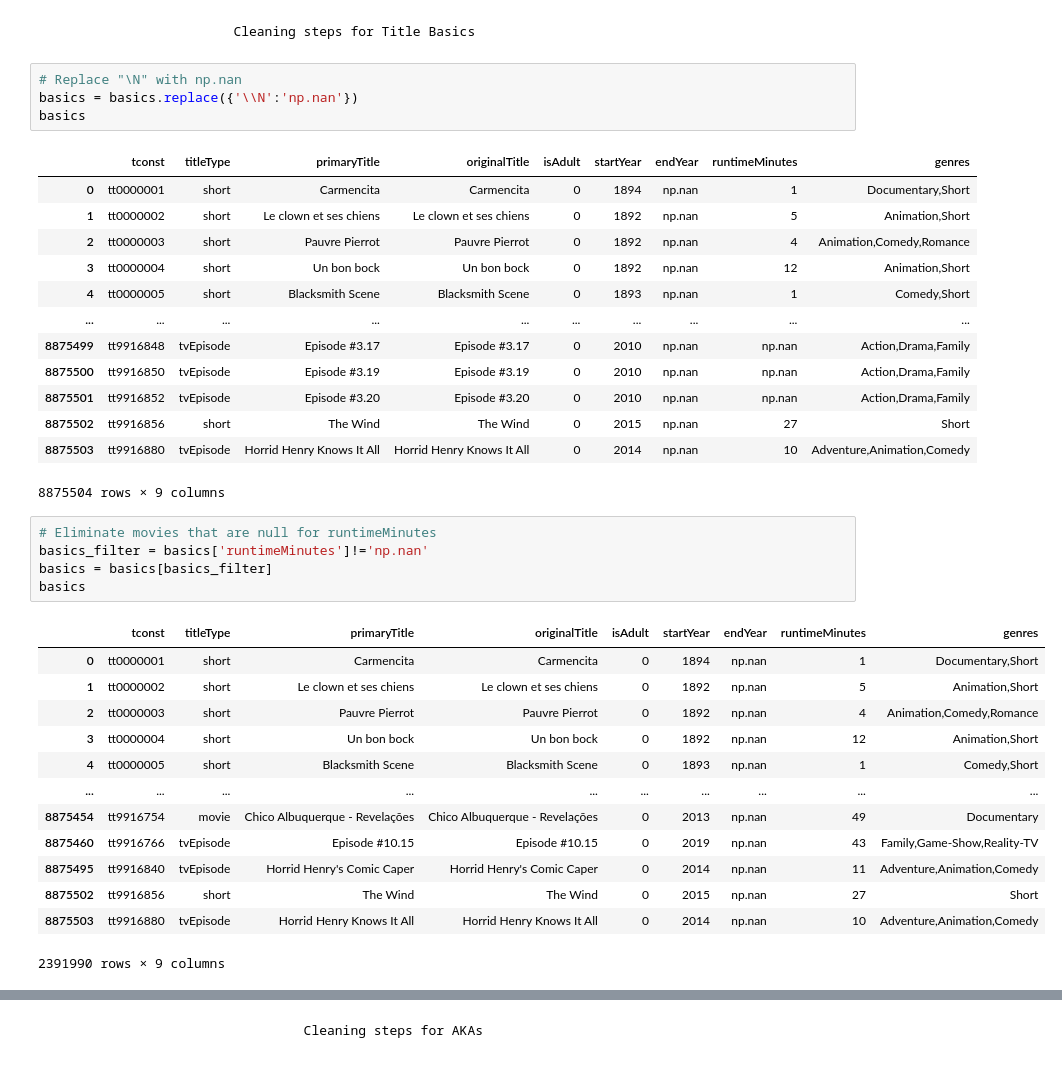
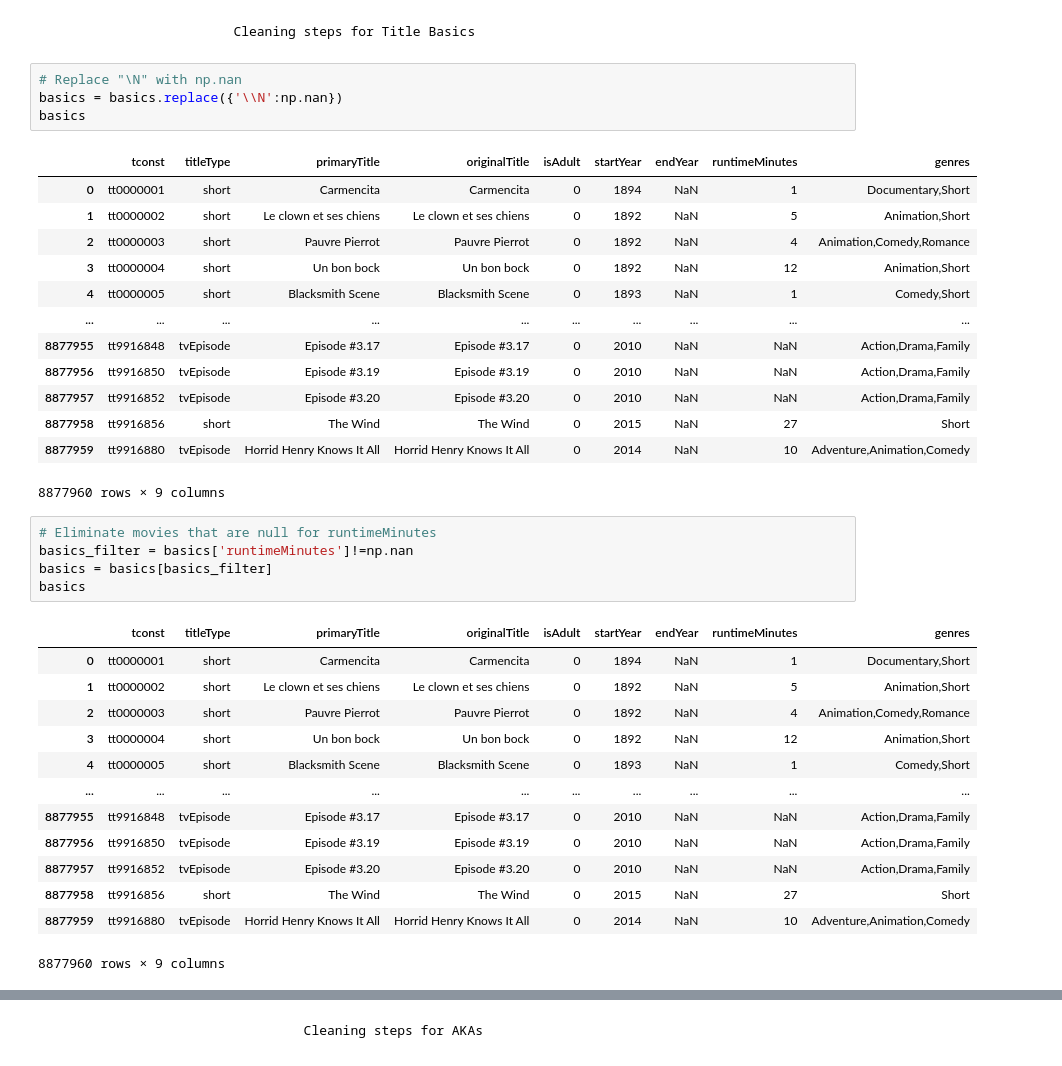
Before and after one commit to todebode/IMDB-Movies, a Jupyter notebook: Project 3 Part 1 (Core).ipynb, the cells around one changed output, grey strips where cells are left out. Cells and saved outputs as stored; diff of their text form.

```diff
--- a/Project 3 Part 1 (Core).ipynb
+++ b/Project 3 Part 1 (Core).ipynb
@@ -55,40 +60,40 @@ basics.head()
                            Cleaning steps for Title Basics
 # %%
 # Replace "\N" with np.nan
-basics = basics.replace({'\\N':'np.nan'})
+basics = basics.replace({'\\N':np.nan})
 basics
 # %% [output]
 |  | tconst | titleType | primaryTitle | originalTitle | isAdult | startYear | endYear | runtimeMinutes | genres |
-| 0 | tt0000001 | short | Carmencita | Carmencita | 0 | 1894 | np.nan | 1 | Documentary,Short |
-| 1 | tt0000002 | short | Le clown et ses chiens | Le clown et ses chiens | 0 | 1892 | np.nan | 5 | Animation,Short |
-| 2 | tt0000003 | short | Pauvre Pierrot | Pauvre Pierrot | 0 | 1892 | np.nan | 4 | Animation,Comedy,Romance |
-| 3 | tt0000004 | short | Un bon bock | Un bon bock | 0 | 1892 | np.nan | 12 | Animation,Short |
-| 4 | tt0000005 | short | Blacksmith Scene | Blacksmith Scene | 0 | 1893 | np.nan | 1 | Comedy,Short |
+| 0 | tt0000001 | short | Carmencita | Carmencita | 0 | 1894 | NaN | 1 | Documentary,Short |
+| 1 | tt0000002 | short | Le clown et ses chiens | Le clown et ses chiens | 0 | 1892 | NaN | 5 | Animation,Short |
+| 2 | tt0000003 | short | Pauvre Pierrot | Pauvre Pierrot | 0 | 1892 | NaN | 4 | Animation,Comedy,Romance |
+| 3 | tt0000004 | short | Un bon bock | Un bon bock | 0 | 1892 | NaN | 12 | Animation,Short |
+| 4 | tt0000005 | short | Blacksmith Scene | Blacksmith Scene | 0 | 1893 | NaN | 1 | Comedy,Short |
 | ... | ... | ... | ... | ... | ... | ... | ... | ... | ... |
-| 8875499 | tt9916848 | tvEpisode | Episode #3.17 | Episode #3.17 | 0 | 2010 | np.nan | np.nan | Action,Drama,Family |
-| 8875500 | tt9916850 | tvEpisode | Episode #3.19 | Episode #3.19 | 0 | 2010 | np.nan | np.nan | Action,Drama,Family |
-| 8875501 | tt9916852 | tvEpisode | Episode #3.20 | Episode #3.20 | 0 | 2010 | np.nan | np.nan | Action,Drama,Family |
-| 8875502 | tt9916856 | short | The Wind | The Wind | 0 | 2015 | np.nan | 27 | Short |
-| 8875503 | tt9916880 | tvEpisode | Horrid Henry Knows It All | Horrid Henry Knows It All | 0 | 2014 | np.nan | 10 | Adventure,Animation,Comedy |
+| 8877955 | tt9916848 | tvEpisode | Episode #3.17 | Episode #3.17 | 0 | 2010 | NaN | NaN | Action,Drama,Family |
+| 8877956 | tt9916850 | tvEpisode | Episode #3.19 | Episode #3.19 | 0 | 2010 | NaN | NaN | Action,Drama,Family |
+| 8877957 | tt9916852 | tvEpisode | Episode #3.20 | Episode #3.20 | 0 | 2010 | NaN | NaN | Action,Drama,Family |
+| 8877958 | tt9916856 | short | The Wind | The Wind | 0 | 2015 | NaN | 27 | Short |
+| 8877959 | tt9916880 | tvEpisode | Horrid Henry Knows It All | Horrid Henry Knows It All | 0 | 2014 | NaN | 10 | Adventure,Animation,Comedy |
-8875504 rows × 9 columns
+8877960 rows × 9 columns
 # %%
 # Eliminate movies that are null for runtimeMinutes
-basics_filter = basics['runtimeMinutes']!='np.nan'
+basics_filter = basics['runtimeMinutes']!=np.nan
 basics = basics[basics_filter]
 basics
 # %% [output]
 |  | tconst | titleType | primaryTitle | originalTitle | isAdult | startYear | endYear | runtimeMinutes | genres |
-| 0 | tt0000001 | short | Carmencita | Carmencita | 0 | 1894 | np.nan | 1 | Documentary,Short |
-| 1 | tt0000002 | short | Le clown et ses chiens | Le clown et ses chiens | 0 | 1892 | np.nan | 5 | Animation,Short |
-| 2 | tt0000003 | short | Pauvre Pierrot | Pauvre Pierrot | 0 | 1892 | np.nan | 4 | Animation,Comedy,Romance |
-| 3 | tt0000004 | short | Un bon bock | Un bon bock | 0 | 1892 | np.nan | 12 | Animation,Short |
-| 4 | tt0000005 | short | Blacksmith Scene | Blacksmith Scene | 0 | 1893 | np.nan | 1 | Comedy,Short |
+| 0 | tt0000001 | short | Carmencita | Carmencita | 0 | 1894 | NaN | 1 | Documentary,Short |
+| 1 | tt0000002 | short | Le clown et ses chiens | Le clown et ses chiens | 0 | 1892 | NaN | 5 | Animation,Short |
+| 2 | tt0000003 | short | Pauvre Pierrot | Pauvre Pierrot | 0 | 1892 | NaN | 4 | Animation,Comedy,Romance |
+| 3 | tt0000004 | short | Un bon bock | Un bon bock | 0 | 1892 | NaN | 12 | Animation,Short |
+| 4 | tt0000005 | short | Blacksmith Scene | Blacksmith Scene | 0 | 1893 | NaN | 1 | Comedy,Short |
 | ... | ... | ... | ... | ... | ... | ... | ... | ... | ... |
-| 8875454 | tt9916754 | movie | Chico Albuquerque - Revelações | Chico Albuquerque - Revelações | 0 | 2013 | np.nan | 49 | Documentary |
-| 8875460 | tt9916766 | tvEpisode | Episode #10.15 | Episode #10.15 | 0 | 2019 | np.nan | 43 | Family,Game-Show,Reality-TV |
-| 8875495 | tt9916840 | tvEpisode | Horrid Henry's Comic Caper | Horrid Henry's Comic Caper | 0 | 2014 | np.nan | 11 | Adventure,Animation,Comedy |
-| 8875502 | tt9916856 | short | The Wind | The Wind | 0 | 2015 | np.nan | 27 | Short |
-| 8875503 | tt9916880 | tvEpisode | Horrid Henry Knows It All | Horrid Henry Knows It All | 0 | 2014 | np.nan | 10 | Adventure,Animation,Comedy |
+| 8877955 | tt9916848 | tvEpisode | Episode #3.17 | Episode #3.17 | 0 | 2010 | NaN | NaN | Action,Drama,Family |
+| 8877956 | tt9916850 | tvEpisode | Episode #3.19 | Episode #3.19 | 0 | 2010 | NaN | NaN | Action,Drama,Family |
+| 8877957 | tt9916852 | tvEpisode | Episode #3.20 | Episode #3.20 | 0 | 2010 | NaN | NaN | Action,Drama,Family |
+| 8877958 | tt9916856 | short | The Wind | The Wind | 0 | 2015 | NaN | 27 | Short |
+| 8877959 | tt9916880 | tvEpisode | Horrid Henry Knows It All | Horrid Henry Knows It All | 0 | 2014 | NaN | 10 | Adventure,Animation,Comedy |
-2391990 rows × 9 columns
+8877960 rows × 9 columns
 # %%
 # Eliminate movies that are null for genre
```
Also changed, not shown: parts of 17 cells of this notebook, 6 other files.
